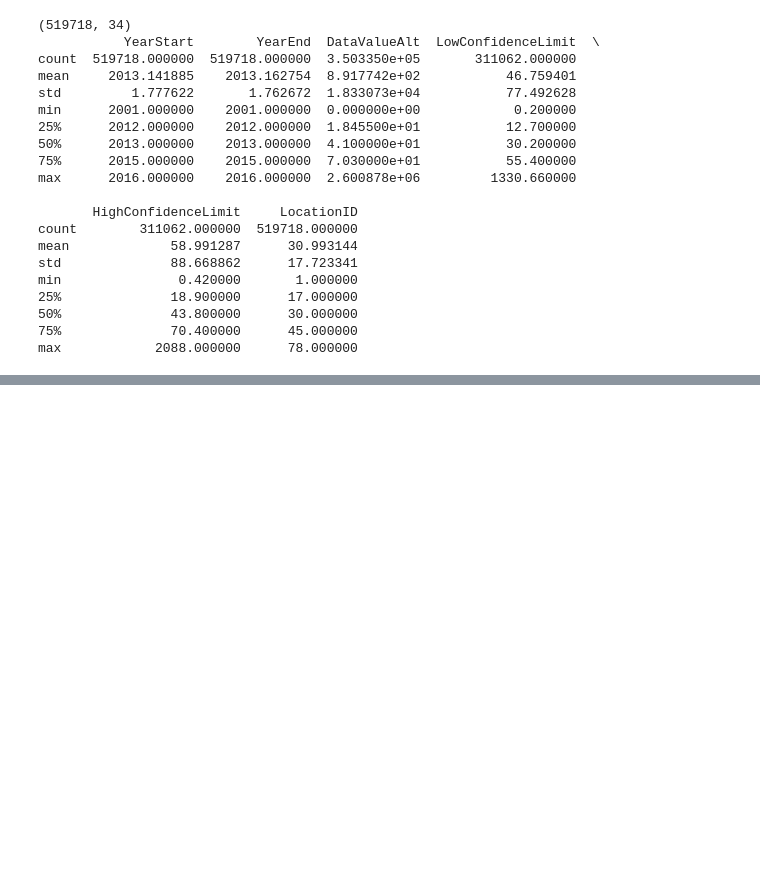
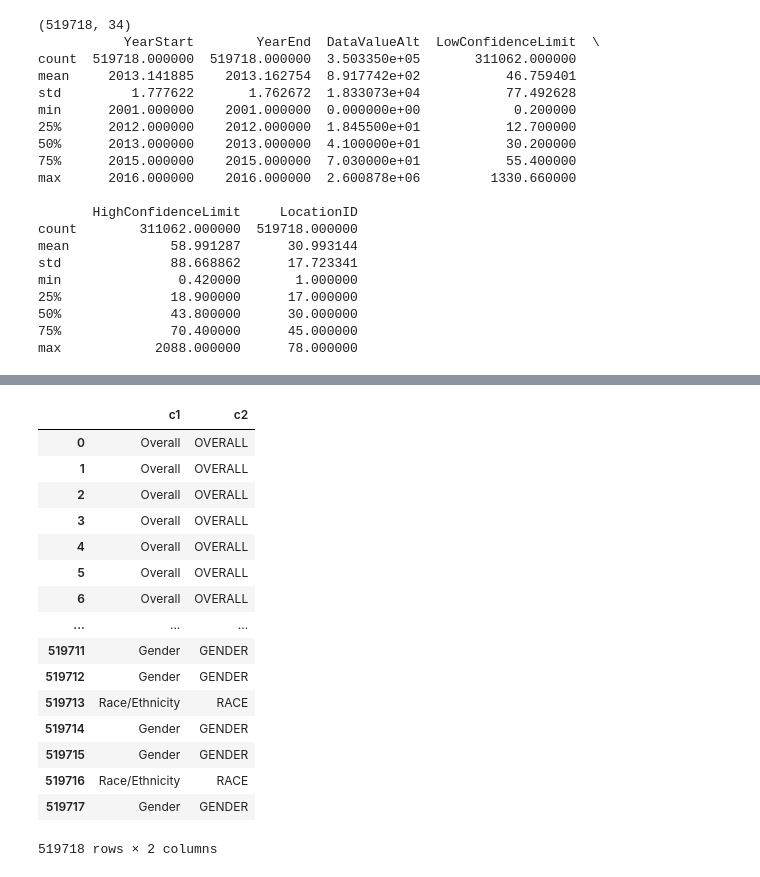
Before and after one commit to djleung/DataHacks_2020_public, a Jupyter notebook: Initial_Data_Exploration.ipynb, the cells around one changed output, grey strips where cells are left out. Drawn from its saved outputs; the diff is of its cells as text; code cells hidden in the pictures; blank space fills up the shorter version.

```diff
--- a/Initial_Data_Exploration.ipynb
+++ b/Initial_Data_Exploration.ipynb
@@ -64,0 +150,3 @@ max            2088.000000      78.000000
+# %%
+# Drop the Stratification ID3 column
+Chronic_Diseases.drop(columns="StratificationCategoryID3",inplace=True)
@@ -64,0 +183,3 @@ max            2088.000000      78.000000
+# %%
+# Drop Stratification ID2 column
+Chronic_Diseases.drop(columns="StratificationID2", inplace=True)
@@ -64,0 +195,3 @@ max            2088.000000      78.000000
+# %%
+# Drop Stratification ID3 column
+Chronic_Diseases.drop(columns="StratificationID3", inplace=True)
@@ -64,0 +246,2 @@ max            2088.000000      78.000000
+# %%
+Chronic_Diseases.drop(columns=['Stratification2','Stratification3','StratificationCategory2','StratificationCategory3'],inplace=True)
@@ -64,0 +261,21 @@ max            2088.000000      78.000000
+# %%
+stratification_category = pd.DataFrame().assign(c1=Chronic_Diseases.get("StratificationCategory1"), c2=Chronic_Diseases.get("StratificationCategoryID1"))
+stratification_category
+# %% [output]
+|  | c1 | c2 |
+| 0 | Overall | OVERALL |
+| 1 | Overall | OVERALL |
+| 2 | Overall | OVERALL |
+| 3 | Overall | OVERALL |
+| 4 | Overall | OVERALL |
+| 5 | Overall | OVERALL |
+| 6 | Overall | OVERALL |
+| ... | ... | ... |
+| 519711 | Gender | GENDER |
+| 519712 | Gender | GENDER |
+| 519713 | Race/Ethnicity | RACE |
+| 519714 | Gender | GENDER |
+| 519715 | Gender | GENDER |
+| 519716 | Race/Ethnicity | RACE |
+| 519717 | Gender | GENDER |
+519718 rows × 2 columns
```
Also changed, not shown: parts of 32 cells of this notebook.
